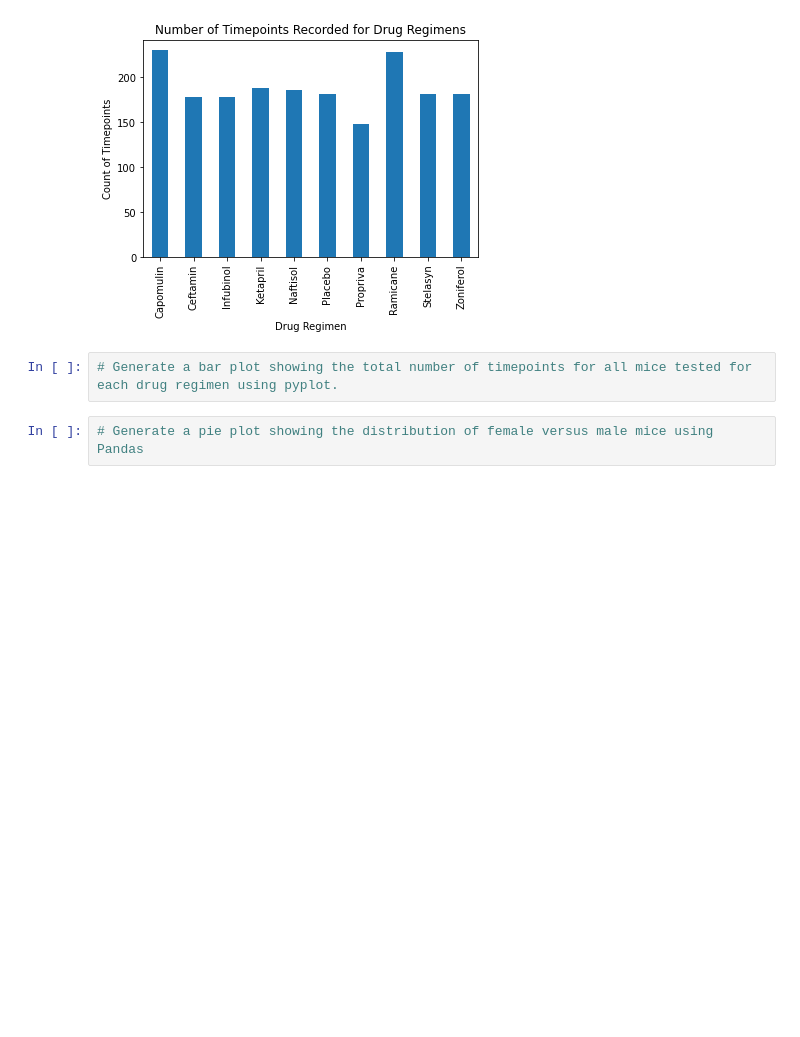
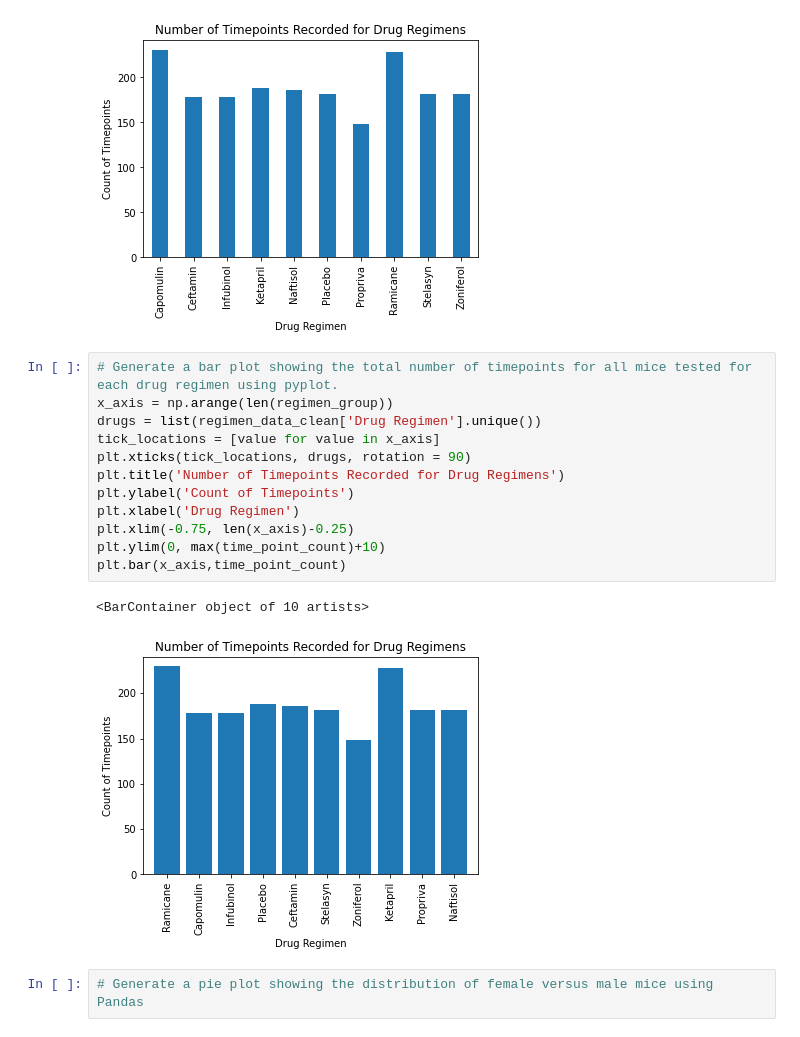
Before and after one commit to cjdance/matplotlib-challenge, a Jupyter notebook: Pymaceuticals/pymaceuticals_starter.ipynb, the cells around one changed output. Cells and saved outputs as stored; diff of their text form; blank space fills up the shorter version.

```diff
--- a/Pymaceuticals/pymaceuticals_starter.ipynb
+++ b/Pymaceuticals/pymaceuticals_starter.ipynb
@@ -159,8 +160,21 @@ plt.ylabel('Count of Timepoints')
 # %% [output]
 Text(0, 0.5, 'Count of Timepoints')
 [figure]
-# %%
-# Generate a bar plot showing the total number of timepoints for all mice tested for each drug regimen using pyplot.
+# %%
+# Generate a bar plot showing the total number of timepoints for all mice tested for each drug regimen using pyplot.
+x_axis = np.arange(len(regimen_group))
+drugs = list(regimen_data_clean['Drug Regimen'].unique())
+tick_locations = [value for value in x_axis]
+plt.xticks(tick_locations, drugs, rotation = 90)
+plt.title('Number of Timepoints Recorded for Drug Regimens')
+plt.ylabel('Count of Timepoints')
+plt.xlabel('Drug Regimen')
+plt.xlim(-0.75, len(x_axis)-0.25)
+plt.ylim(0, max(time_point_count)+10)
+plt.bar(x_axis,time_point_count)
+# %% [output]
+<BarContainer object of 10 artists>
+[figure, added]
 # %%
 # Generate a pie plot showing the distribution of female versus male mice using Pandas
 # %%
```
Also changed, not shown: parts of 1 cell of this notebook.
